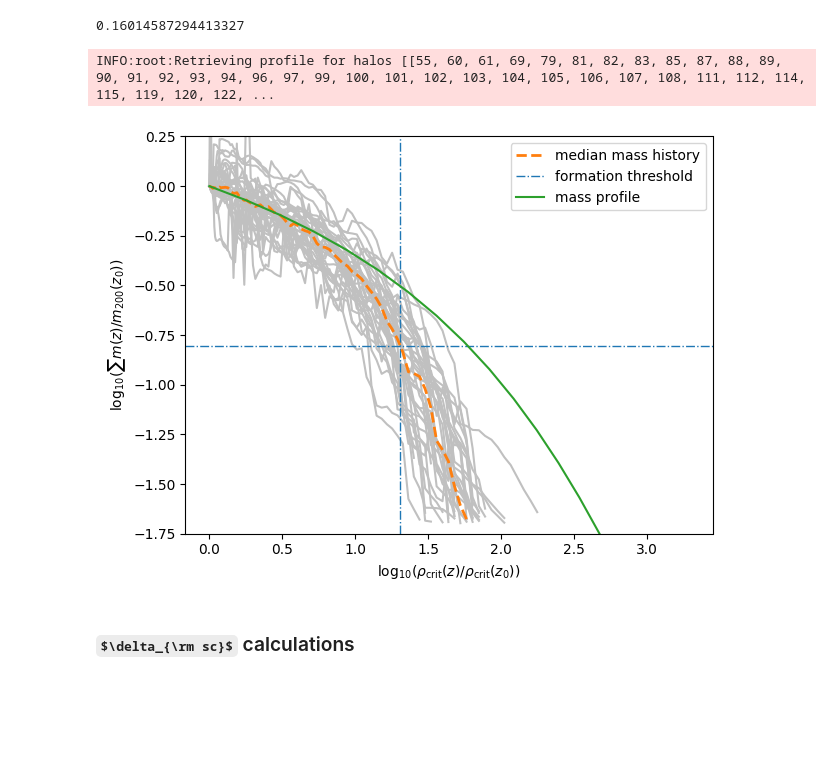
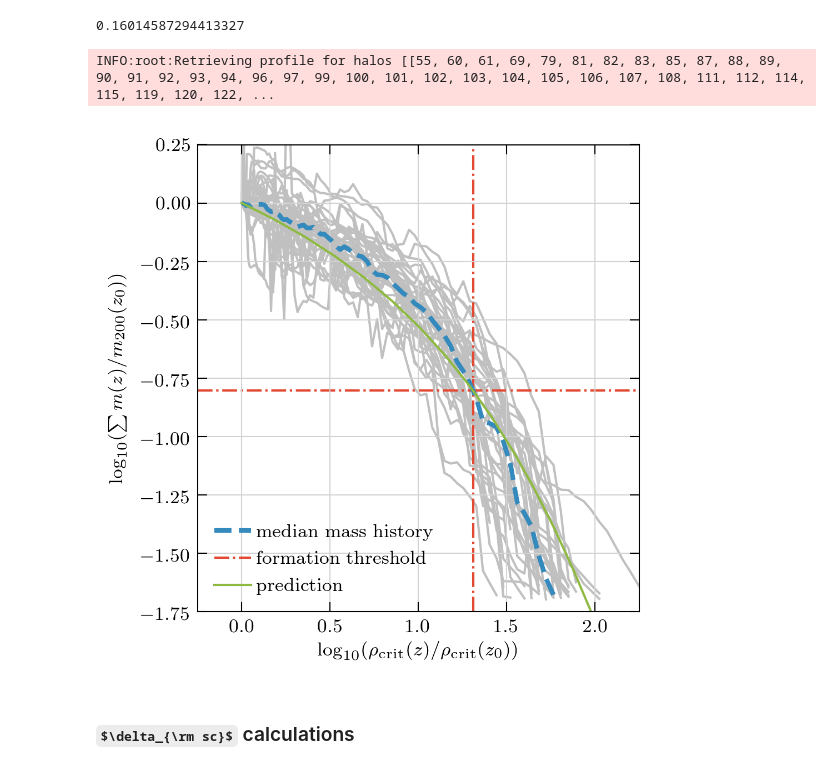
Before and after one commit to oleskiewicz/hbtp, a Jupyter notebook: halo.ipynb, the cells around one changed output. Drawn from its saved outputs; the diff is of its cells as text; code cells hidden in the pictures; some formulas as TeX source; blank space fills up the shorter version.

```diff
--- a/halo.ipynb
+++ b/halo.ipynb
@@ -15,7 +15,7 @@ from src.prof import HBTProfileReader
 from src.cmh import HBTHistoryReader
 from src import read
 # %%
-# plt.style.use('paper')
+plt.style.use('paper')
 # %% [markdown]
 ### Analysis parameters
 # %%
@@ -165,28 +165,28 @@ def halo_profiles(r, ids, prof):
     if prof == "nfw":
 
         def f(x, c):
-            return np.log10(nfw.m(np.power(10.0, x), c))
+            return np.log10(cosmology.nfw.m(np.power(10.0, x), c))
 
         fit = curve_fit(
             f, x[idx], np.log10(np.median(np.cumsum(ps, axis=1), axis=0))[idx]
         )
         c = fit[0][0]
 
-        rho_s = np.log10(nfw.rho_enc(1.0 / c, c))
+        rho_s = np.log10(cosmology.nfw.rho_enc(1.0 / c, c))
 
         return np.log10(ps), x, np.log10(np.median(ps, axis=0)), idx, rho_s, c
 
     elif prof == "einasto":
 
         def f(x, c, a):
-            return np.log10(einasto.m(np.power(10.0, x), c, a))
+            return np.log10(cosmology.einasto.m(np.power(10.0, x), c, a))
 
         fit = curve_fit(
             f, x[idx], np.log10(np.median(np.cumsum(ps, axis=1), axis=0))[idx]
         )
         c, a = fit[0][0], fit[0][1]
 
-        rho_s = np.log10(einasto.rho_enc(1.0 / c, c, a))
+        rho_s = np.log10(cosmology.einasto.rho_enc(1.0 / c, c, a))
 
         return np.log10(ps), x, np.log10(np.median(ps, axis=0)), idx, rho_s, c, a
 
@@ -336,10 +336,10 @@ INFO:root:Retrieving profile for halos [[55, 60, 61, 69, 79, 81, 82, 83, 85, 87,
 def F(profile, *args):
     if profile == 'nfw':
         c = args[0]
-        return nfw.m(1.0/c, c)
+        return cosmology.nfw.m(1.0/c, c)
     elif profile == 'einasto':
         c, a = args
-        return einasto.m(1.0/c, c, a)
+        return cosmology.einasto.m(1.0/c, c, a)
     else:
         raise ValueError("Profile must be either 'nfw' or 'einasto'")
 # %%
@@ -356,12 +356,12 @@ def halo_mass_history(grav, snap, hs, F):
     m = np.median(ms, axis=0)
 
     zs = read.snaps()
-    rho = rho_c(
+    rho = cosmology.rho_c(
         np.array([
             zs[zs['Snapshot'] == s][0]['Redshift']
             for s in np.arange(1+snap-ms.shape[1], 1+snap)
         ])) / \
-        rho_c(zs[zs['Snapshot'] == snap][0]['Redshift'])
+        cosmology.rho_c(zs[zs['Snapshot'] == snap][0]['Redshift'])
 
     m_f = F*m[-1]
     y1, y2 = m[m > m_f][0], m[m < m_f][-1]
@@ -383,44 +383,41 @@ def plot_halo_mass_history(ax, *args):
 
     ax.set_xlabel(r"$\log_{10}(\rho_{\mathrm{crit}}(z) / \rho_{\mathrm{crit}}(z_0))$")
     ax.set_ylabel(r"$\log_{10}(\sum m(z) / m_{200}(z_0))$")
-#     ax.set_xlim([-0.25, 2.25])
+    ax.set_xlim([-0.25, 2.25])
     ax.set_ylim([-1.75, 0.25])
 
     [ax.plot(np.log10(rho), np.log10(_), color='silver', zorder=0) for _ in ms]
     ax.plot(np.log10(rho), np.log10(m), color='C1', linestyle='--', linewidth=2, zorder=2, label='median mass history')
     ax.axvline(rho_f, color='C0', linestyle='-.', linewidth=1, zorder=1, label='formation threshold')
     ax.axhline(np.log10(F(prof, c)), color='C0', linestyle='-.', zorder=1, linewidth=1)
 
 def plot_analytical_mass_profile(ax, ids, snap):
     ys = read_profiles(ids, snap)
     ys = np.log10(
         np.divide(
             ys,
             np.repeat(ys[:,-1], ys.shape[1]).reshape(ys.shape)
         )
     )
     xs = np.linspace(-2.0, 0.0, ys.shape[1])
 
     ax.plot(
-        np.log10(nfw.rho_enc(np.power(10, xs), c) / 200.0),
-        np.log10(nfw.m(np.power(10, xs), c)),
-        c="C2", linestyle="-", label="mass profile"
+        np.log10(cosmology.nfw.rho_enc(np.power(10, xs), c) / 200.0) / (200.0/cosmology.rho_0),
+        np.log10(cosmology.nfw.m(np.power(10, xs), c)),
+        c="C5", linestyle="-", label="prediction"
     )
-
-# TODO: plot_M_coll(z) from eq.3 and eq.7
-# TODO: plot M(z) predicted from rho-rho
 
 fig, ax = plt.subplots(1)
 plot_halo_mass_history(ax, *halo_mass_history(grav, snap, hs, F(prof, c)))
 plot_analytical_mass_profile(ax, list(hs["HaloId"]), snap)
 ax.legend()
 
 fig.tight_layout()
 
-# fig.savefig("./plots/cmh.pdf")
+# fig.savefig("./plots/cmh_gr.pdf")
 # %% [output]
 INFO:root:Retrieving profile for halos [[55, 60, 61, 69, 79, 81, 82, 83, 85, 87, 88, 89, 90, 91, 92, 93, 94, 96, 97, 99, 100, 101, 102, 103, 104, 105, 106, 107, 108, 111, 112, 114, 115, 119, 120, 122, ...
-[figure, old version]
+[figure, new version]
 # %% [markdown]
 ### $\delta_{\rm sc}$ calculations
 # %%
```
Also changed, not shown: parts of 8 cells of this notebook, 1 other file.
